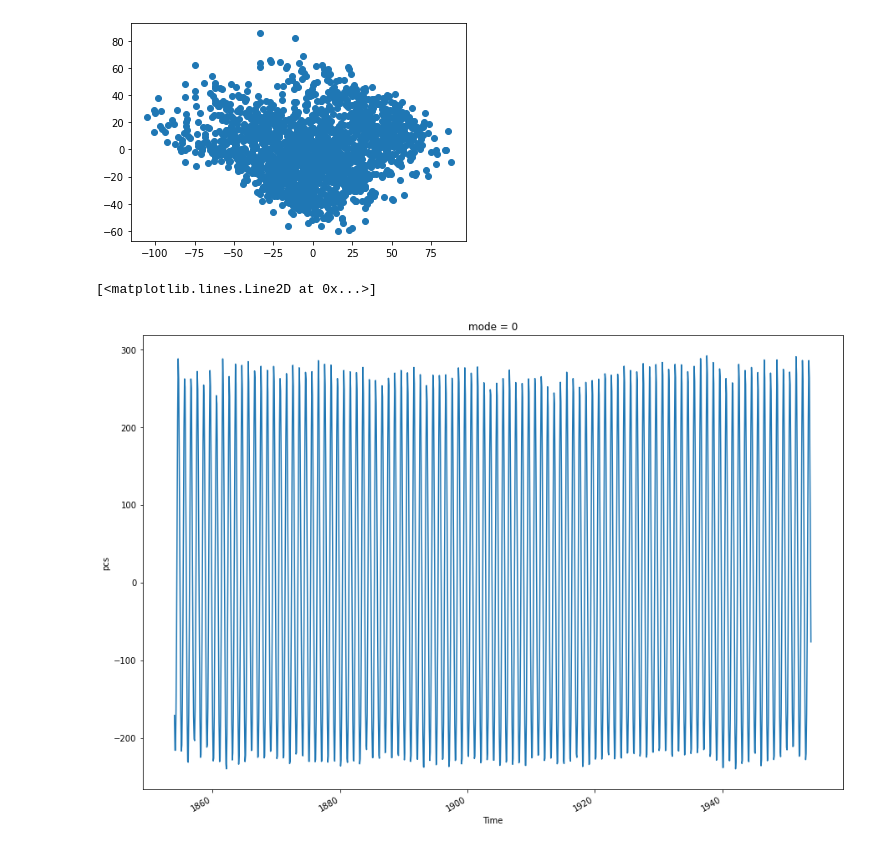
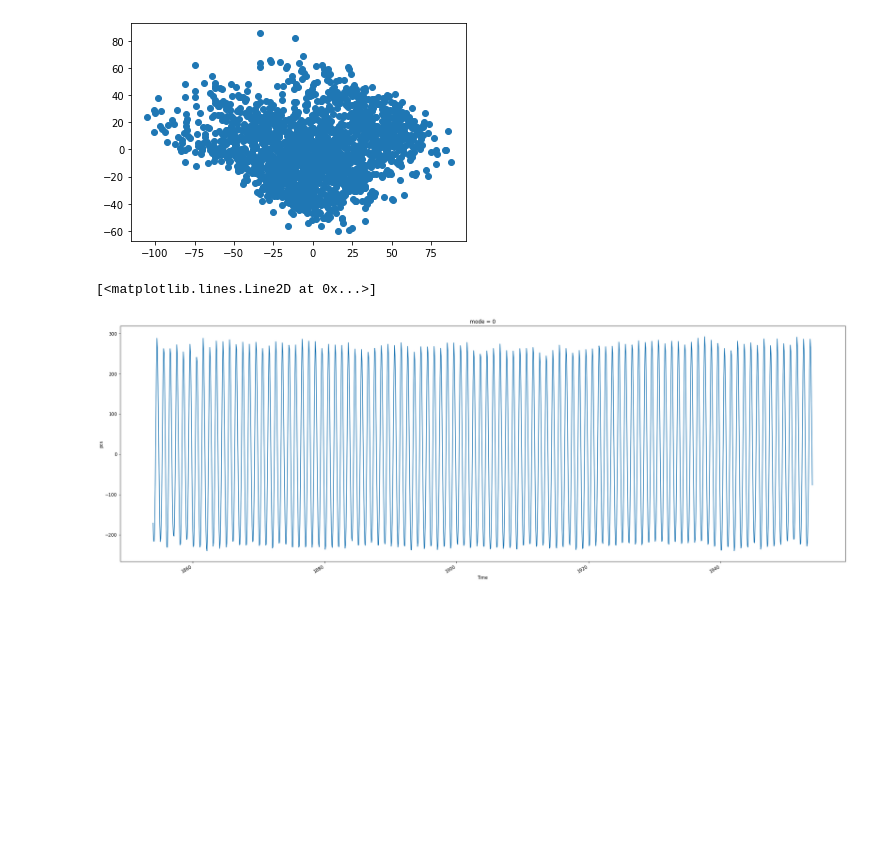
Before and after one commit to MPOcanes/MPO624_2022, a Jupyter notebook: Notebooks/xarray_SST_timeregressions.ipynb, the cells around one changed output. Cells and saved outputs as stored; diff of their text form; code cells hidden in the pictures; blank space fills up the shorter version.

```diff
--- a/Notebooks/xarray_SST_timeregressions.ipynb
+++ b/Notebooks/xarray_SST_timeregressions.ipynb
@@ -244,7 +249,8 @@ plt.scatter(pc[:,2], pc[:,3])
 <matplotlib.collections.PathCollection at 0x...>
 [figure]
 # %%
-pc[0:1200,0].plot(size=10)
+# Mode 0 is seasonal cycle: see time series
+pc[0:1200,0].plot(size=10, aspect=3)
 # %% [output]
 [<matplotlib.lines.Line2D at 0x...>]
-[figure, old version]
+[figure, new version]
```
Also changed, not shown: parts of 22 cells of this notebook.
